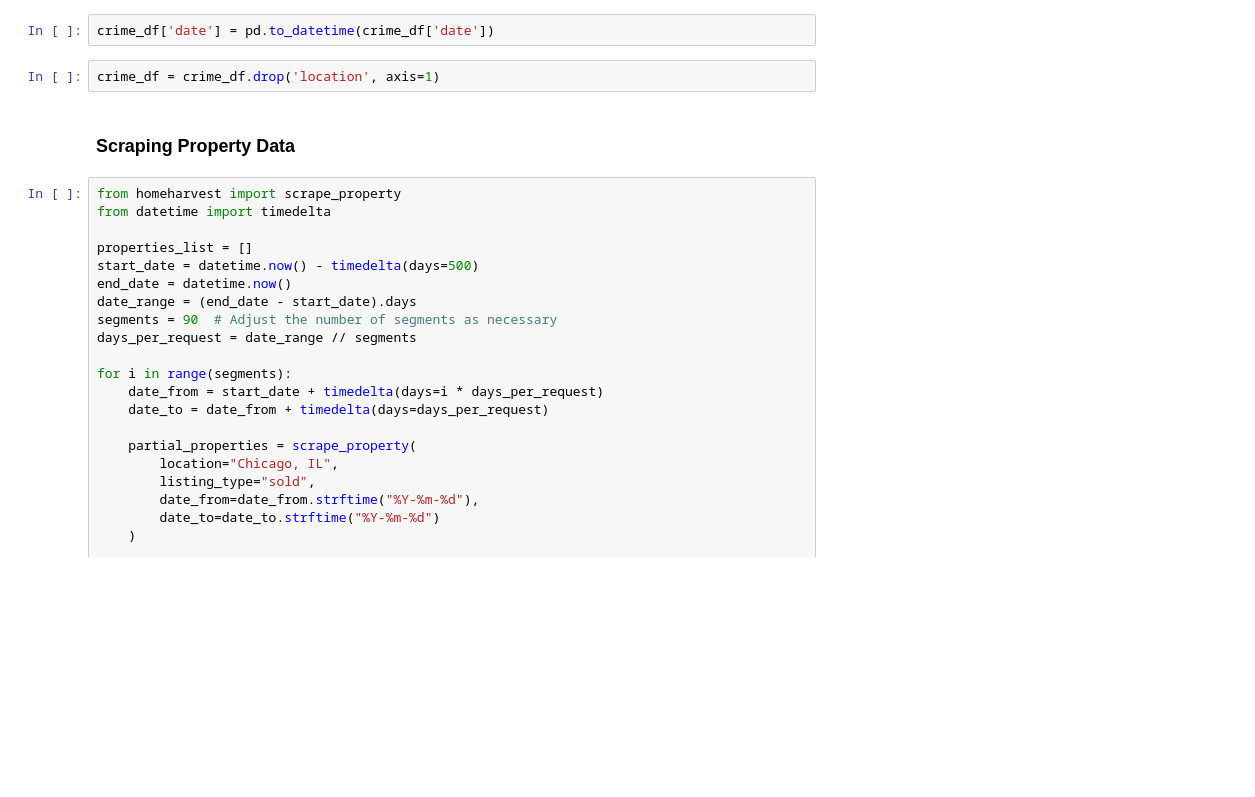
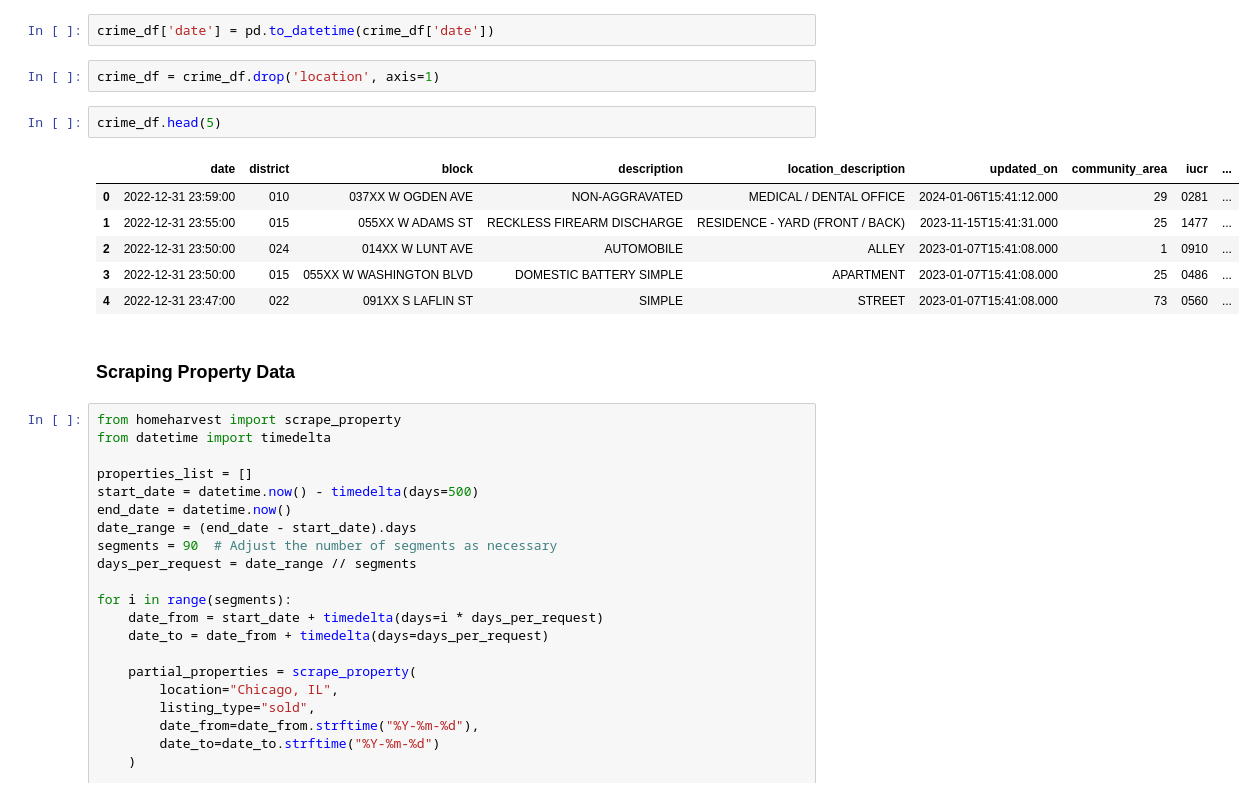
Before and after one commit to idellinger/SafeHaven-Chicago-Crime-and-Housing, a Jupyter notebook: data-clean.ipynb, the cells around one changed output. Drawn from its saved outputs; the diff is of its cells as text; blank space fills up the shorter version.

```diff
--- a/data-clean.ipynb
+++ b/data-clean.ipynb
@@ -175,6 +155,15 @@ crime_df.reset_index(drop=True, inplace=True)
 crime_df['date'] = pd.to_datetime(crime_df['date'])
 # %%
 crime_df = crime_df.drop('location', axis=1)
+# %%
+crime_df.head(5)
+# %% [output]
+|  | date | district | block | description | location_description | updated_on | community_area | iucr | ... |
+| 0 | 2022-12-31 23:59:00 | 010 | 037XX W OGDEN AVE | NON-AGGRAVATED | MEDICAL / DENTAL OFFICE | 2024-01-06T15:41:12.000 | 29 | 0281 | ... |
+| 1 | 2022-12-31 23:55:00 | 015 | 055XX W ADAMS ST | RECKLESS FIREARM DISCHARGE | RESIDENCE - YARD (FRONT / BACK) | 2023-11-15T15:41:31.000 | 25 | 1477 | ... |
+| 2 | 2022-12-31 23:50:00 | 024 | 014XX W LUNT AVE | AUTOMOBILE | ALLEY | 2023-01-07T15:41:08.000 | 1 | 0910 | ... |
+| 3 | 2022-12-31 23:50:00 | 015 | 055XX W WASHINGTON BLVD | DOMESTIC BATTERY SIMPLE | APARTMENT | 2023-01-07T15:41:08.000 | 25 | 0486 | ... |
+| 4 | 2022-12-31 23:47:00 | 022 | 091XX S LAFLIN ST | SIMPLE | STREET | 2023-01-07T15:41:08.000 | 73 | 0560 | ... |
 # %% [markdown]
 ### Scraping Property Data
 # %%
```
Also changed, not shown: parts of 5 cells of this notebook.
